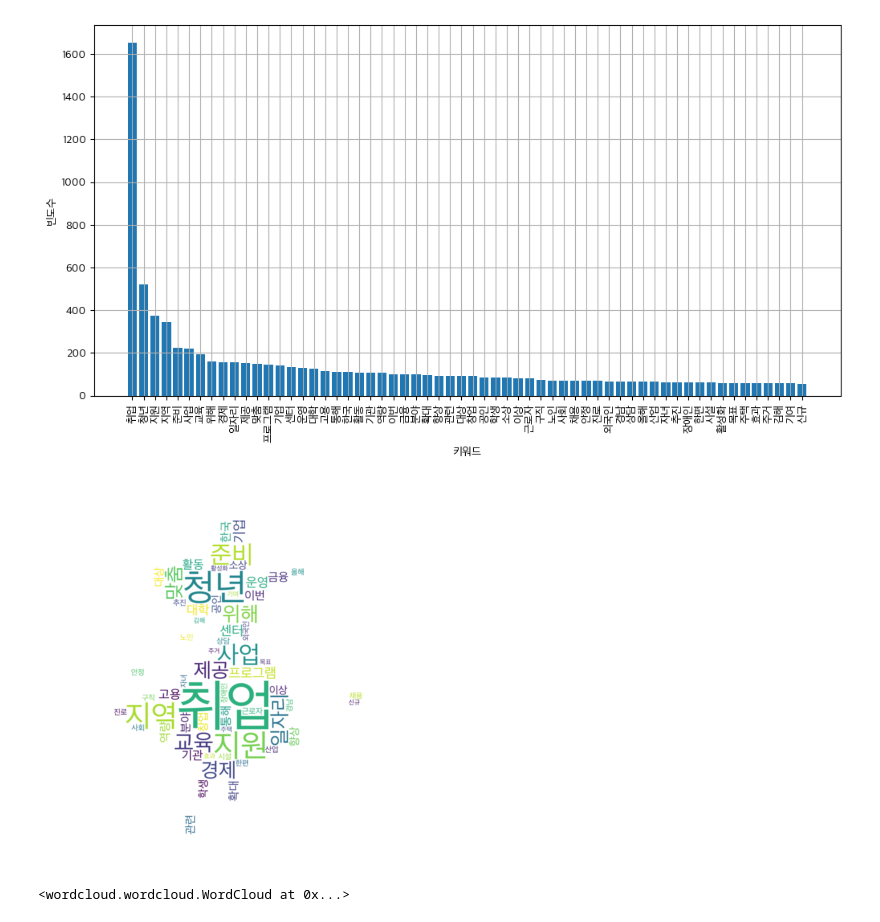
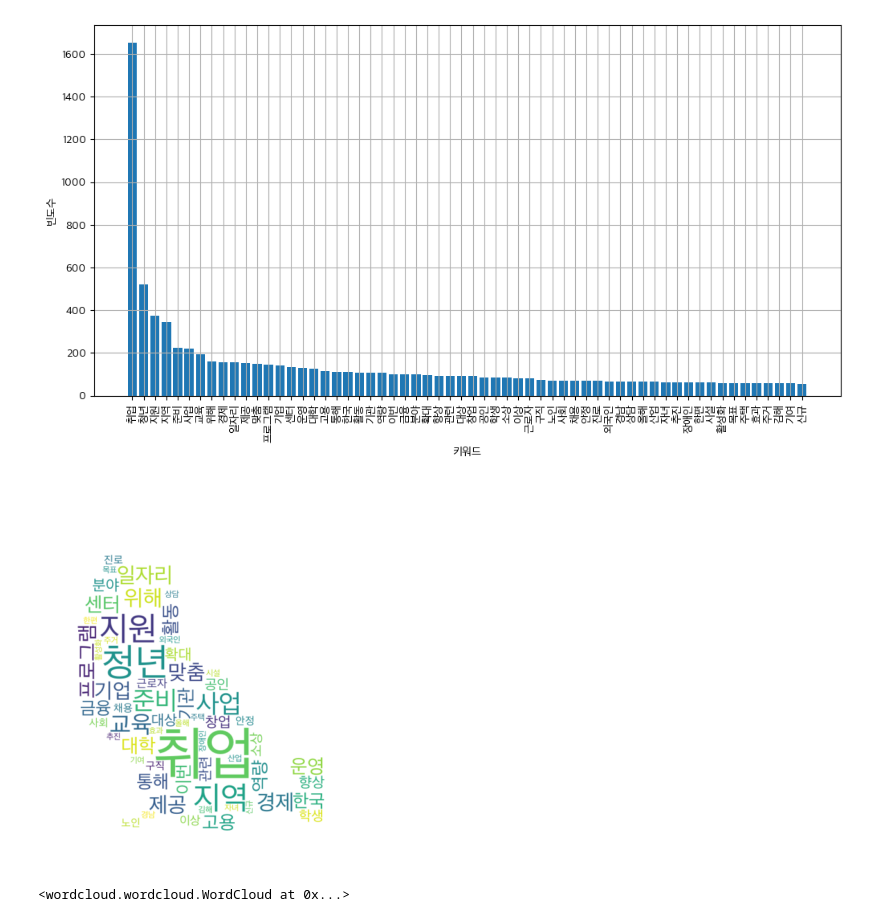
Before and after one commit to Ihan0316/Bigdata_Visualization_my, a Jupyter notebook: ch2-자연어처리/test2han.ipynb, the cells around one changed output. Drawn from its saved outputs; the diff is of its cells as text; code cells hidden in the pictures.

```diff
--- a/ch2-자연어처리/test2han.ipynb
+++ b/ch2-자연어처리/test2han.ipynb
@@ -153,7 +153,7 @@ word_count = dict()
 
 # 상위 80개 정도
 for tag, counts in count.most_common(80):
-  if(len(str(tag))>1):
+  if len(str(tag))>1:
     word_count[tag] = counts
     # print(f" tag : {tag}, counts : {counts}")
 word_count
@@ -206,27 +206,24 @@ plt.show()
 # %%
 # 시각화2, 워드 클라우드
 import numpy as np
 
-import os
-import re
 from PIL import Image
-from os import path
 
-alice_mask = np.array(Image.open("alice_mask.png"))
+alice_mask = np.array(Image.open("haru-sh.png"))
 
 # 실행시, 한글이 깨져서, 해당 폰트 패스 경로 지정 필요.
 wc = WordCloud(font_path, background_color="white", max_words=1000, mask=alice_mask,width=800,height=1000)
 # generate word cloud
 sampleImage = wc.generate_from_frequencies(word_count)
 
 # show
 plt.imshow(sampleImage, interpolation="bilinear")
 # plt.imshow(sampleImage)
 
 plt.axis("off")
 plt.show()
 # %% [output]
-[figure, old version]
+[figure, new version]
 # %%
 # 해당 출력을 이미지로 저장 하기.
 sampleImage.to_file(inputFileName + "_cloud.jpg")
```
Also changed, not shown: parts of 1 cell of this notebook, 2 other files.
